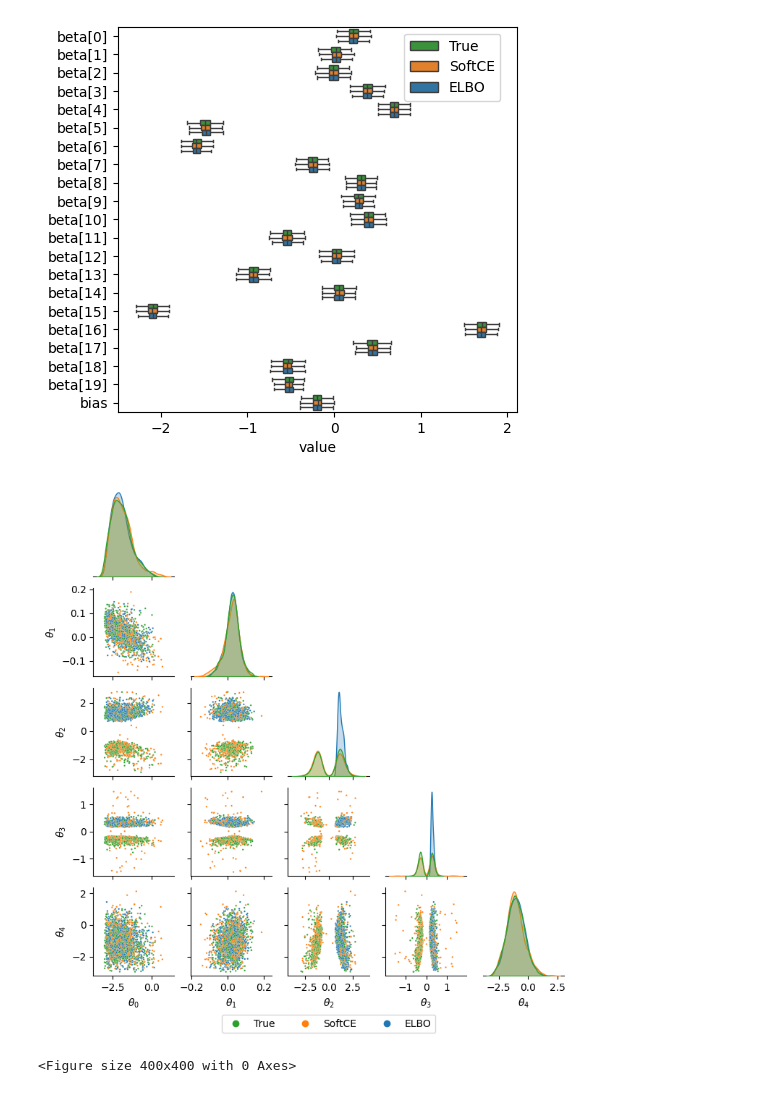
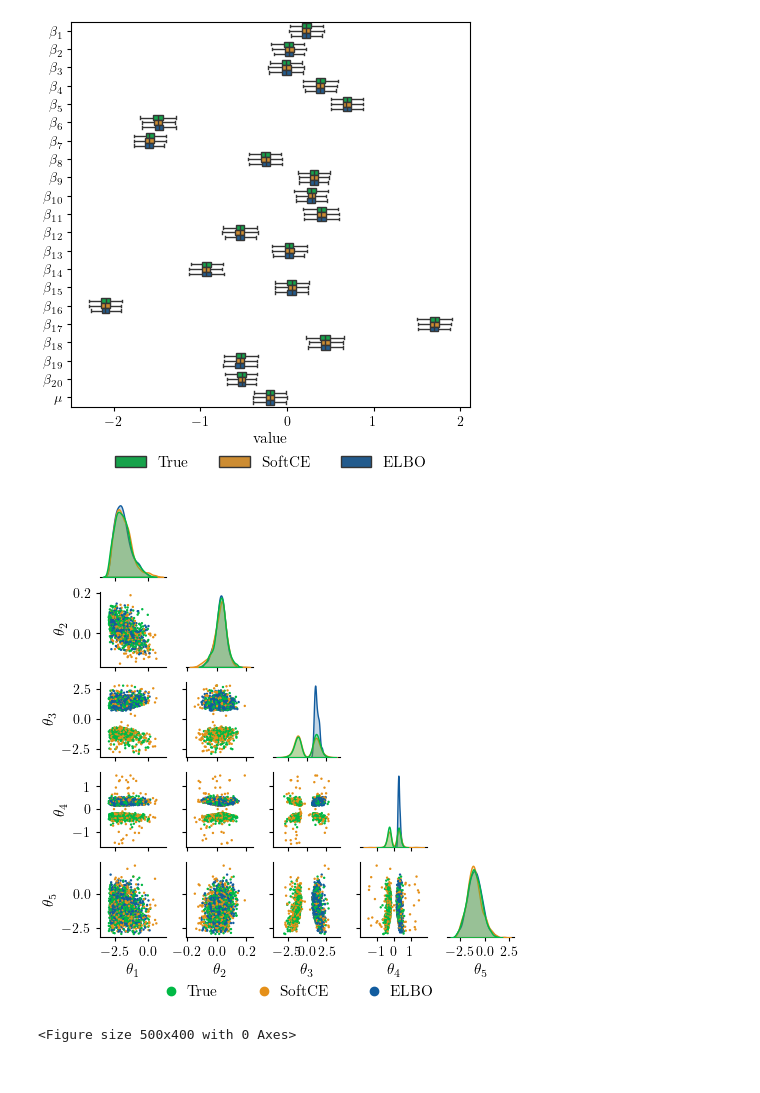
Before and after one commit to danielward27/softcvi_validation, a Jupyter notebook: examples/plot_individual_runs.ipynb, the cells around one changed output. Cells and saved outputs as stored; diff of their text form; code cells hidden in the pictures.

```diff
--- a/examples/plot_individual_runs.ipynb
+++ b/examples/plot_individual_runs.ipynb
@@ -35,6 +23,0 @@ for task in task_names:
-# %%
-# Reorder
-task_samples = {
-    task_name: {k: samps[k] for k in colors.keys()}
-    for task_name, samps in task_samples.items()
-    }
@@ -44,10 +24,15 @@ for task_name, d in task_samples.items():
+# %%
+task_samples = {
+    task: dict(jnp.load(f"results/samples/{task}.npz", allow_pickle=True))
+    for task in get_available_tasks().keys()
+}
 # %%
 # eight schools
 def samples_to_df(samples):
     dfs = []
     for k, samps in samples.items():
         columns = {}
-        for name, arr in samps.items():
+        for name, arr in samps.item().items():
             if arr.ndim == 1:
                 columns[name] = arr
 
@@ -62,8 +47,14 @@ def samples_to_df(samples):
     return df.melt(id_vars="source", var_name="parameter", value_name="parameter_value")
 
 samples = task_samples["eight_schools"]
+df = samples_to_df(samples)
 
-df = samples_to_df(samples)
+# Rename parameters to match paper:
+rename_dict = {f"theta[{i}]": rf"$m_{{{i+1}}}$" for i in range(8)}
+rename_dict["mu"] = r"$\mu$"
+rename_dict["tau"] = r"$\tau$"
+df["parameter"] = df["parameter"].replace(rename_dict)
+
 plt.figure(figsize=(5.15,2.5))
 sns.boxplot(
     data=df,
@@ -71,10 +62,12 @@ sns.boxplot(
     y="parameter",
     hue="source",
     showfliers="",
-    palette=colors,
+    palette=palette,
+    saturation=1,
     )
-plt.legend(bbox_to_anchor=(0.7, 1), loc="upper left")
+
+plt.legend(bbox_to_anchor=(0.5, -0.4), loc="lower center", ncol=3)
 plt.xlabel("value")
 plt.ylabel(None)
-plt.savefig("plots/single_run_eight_schools.pdf", bbox_inches='tight')
+plt.savefig("plots/single_run_eight_schools.pdf")
 # %% [output]
@@ -82,29 +75,31 @@ plt.savefig("plots/single_run_eight_schools.pdf", bbox_inches='tight')
 # %%
 # Linear regression
-import seaborn as sns
-import pandas as pd
-import matplotlib.pyplot as plt
 samples = task_samples["linear_regression"]
+df = samples_to_df(samples)
 
-df = samples_to_df(samples)
+# Rename parameters to match paper:
+rename_dict = {f"beta[{i}]": rf"$\beta_{{{i+1}}}$" for i in range(20)}
+rename_dict["bias"] = r"$\mu$"
+df["parameter"] = df["parameter"].replace(rename_dict)
+
 plt.figure(figsize=(5.15,5))
 sns.boxplot(
     data=df,
     x="parameter_value",
     y="parameter",
     hue="source",
     showfliers="",
-    palette=colors,
+    palette=palette,
     )
-plt.legend(bbox_to_anchor=(0.7, 1), loc="upper left")
+plt.legend(bbox_to_anchor=(0.5, -0.2), loc="lower center", ncol=3)
 plt.xlabel("value")
 plt.ylabel(None)
-plt.savefig("plots/single_run_linear_regression.pdf", bbox_inches='tight')
+plt.savefig("plots/single_run_linear_regression.pdf")
 # %% [output]
-[figure, old version]
+[figure, new version]
 # %%
 samples = task_samples["slcp"]
-samples = {k: v["theta"] for k, v in samples.items()}
+samples = {k: v.item()["theta"] for k, v in samples.items()}
 
 def _filter_outliers(data, n):
     q1 = jnp.nanpercentile(data, 25, axis=0)
@@ -152,12 +147,12 @@ def pairplot_dictionary(
     pairplot = sns.pairplot(
         df,
         hue="source",
-        plot_kws={"s": s, "rasterized": True},
+        plot_kws={"s": s, "rasterized": True, "edgecolor": "none"},
         diag_kws={"common_norm": False},
         corner=True,
         hue_order=data.keys(),
-        height=1.5,
-        palette=colors,
+        height=1,
+        palette=palette,
     )
     pairplot._legend.remove()  # Point size too small
     return pairplot
@@ -166,9 +161,8 @@ g = pairplot_dictionary(
     samples,
     s=3,
     filter_outliers=2.,
-    column_names=[fr"$\theta_{i}$" for i in range(5)],
+    column_names=[fr"$\theta_{i+1}$" for i in range(5)],
     )
-
 
 handles = [
     mlines.Line2D(
@@ -179,11 +173,17 @@ handles = [
         marker='o',
         linestyle="None",
         )
-    for k, v in colors.items()]
+    for k, v in palette.items()]
 
-plt.legend(handles=handles, ncol=3, loc="lower center", bbox_to_anchor=(-1.9, -0.7))
-plt.figure(figsize=(4,4))
-g.savefig("plots/single_run_slcp.pdf", bbox_inches="tight")
+plt.legend(
+    handles=handles,
+    ncol=3,
+    loc="lower center",
+    bbox_to_anchor=(-2.3, -1),
+    handletextpad=0.05,
+    )
+plt.figure(figsize=(5,4))
+g.savefig("plots/single_run_slcp.pdf", dpi=300)
 # %% [output]
-[figure, old version]
+[figure, new version]
-<Figure size 400x400 with 0 Axes>
+<Figure size 500x400 with 0 Axes>
```
Also changed, not shown: parts of 7 cells of this notebook, 16 other files.
